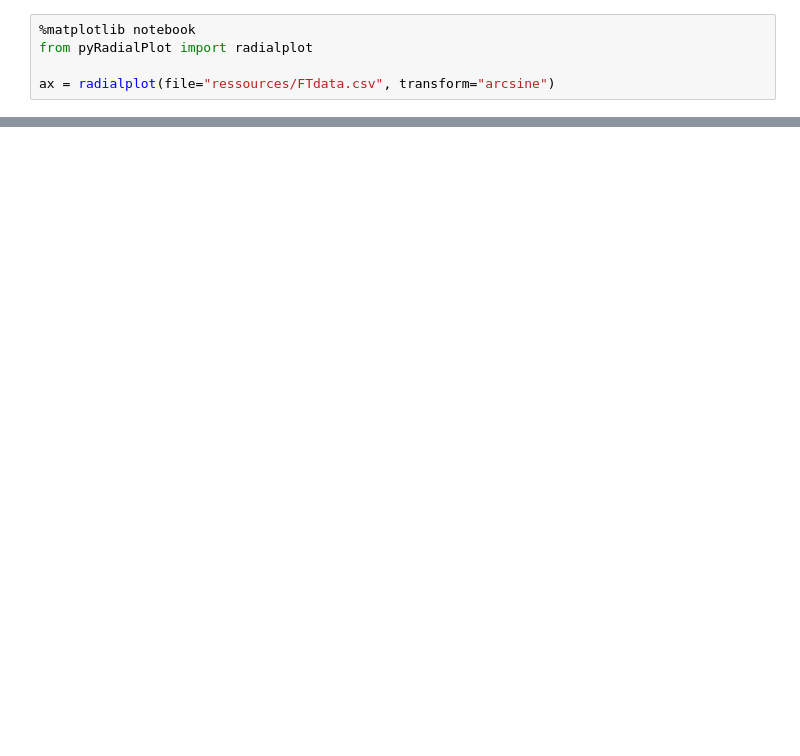
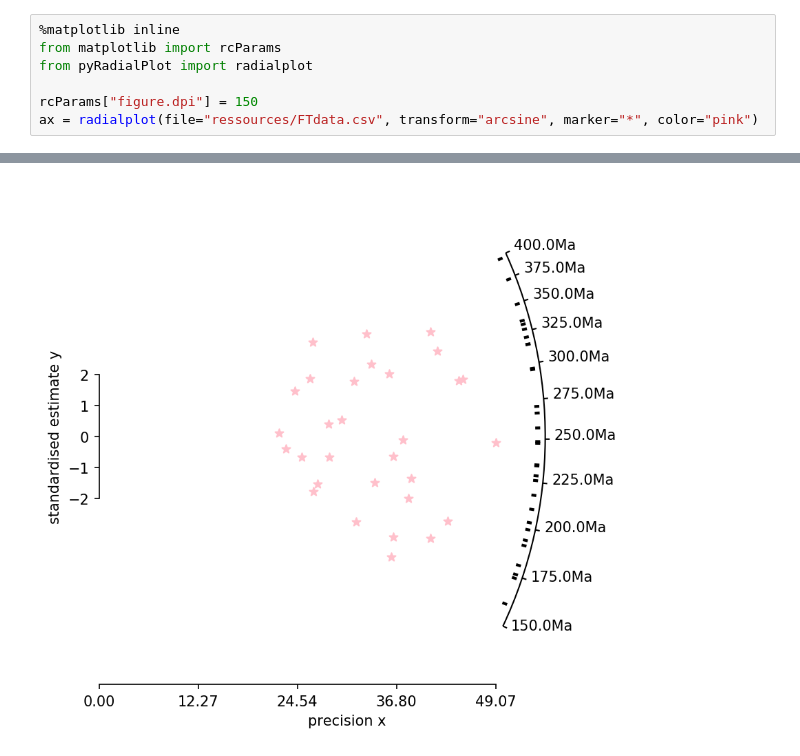
Before and after one commit to paultoechterle/pyRadialPlot, a Jupyter notebook: examples/RadialPlot.ipynb, the cells around one changed output, grey strips where cells are left out. Saved outputs shown, nothing was run; the diff lists cells and outputs as text; blank space fills up the shorter version.

```diff
--- a/examples/RadialPlot.ipynb
+++ b/examples/RadialPlot.ipynb
@@ -1,6 +1,8 @@
 # %%
-%matplotlib notebook
+%matplotlib inline
+from matplotlib import rcParams
 from pyRadialPlot import radialplot
 
-ax = radialplot(file="ressources/FTdata.csv", transform="arcsine")
+rcParams["figure.dpi"] = 150
+ax = radialplot(file="ressources/FTdata.csv", transform="arcsine", marker="*", color="pink")
 # %% [output]
@@ -9,3 +9,4 @@ ax = radialplot(file="ressources/FTdata.csv", transform="arcsine")
+[figure, added]
 # %%
 ax = radialplot(file="ressources/FTdata.csv", transform="linear")
 # %% [output]
```
Also changed, not shown: parts of 3 cells of this notebook, 1 other file.
